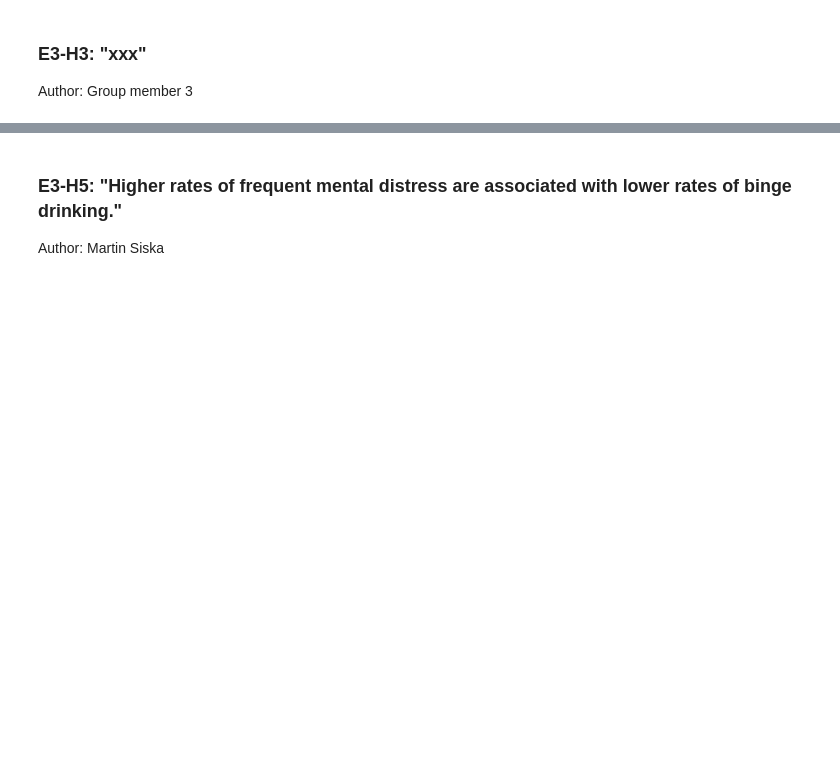
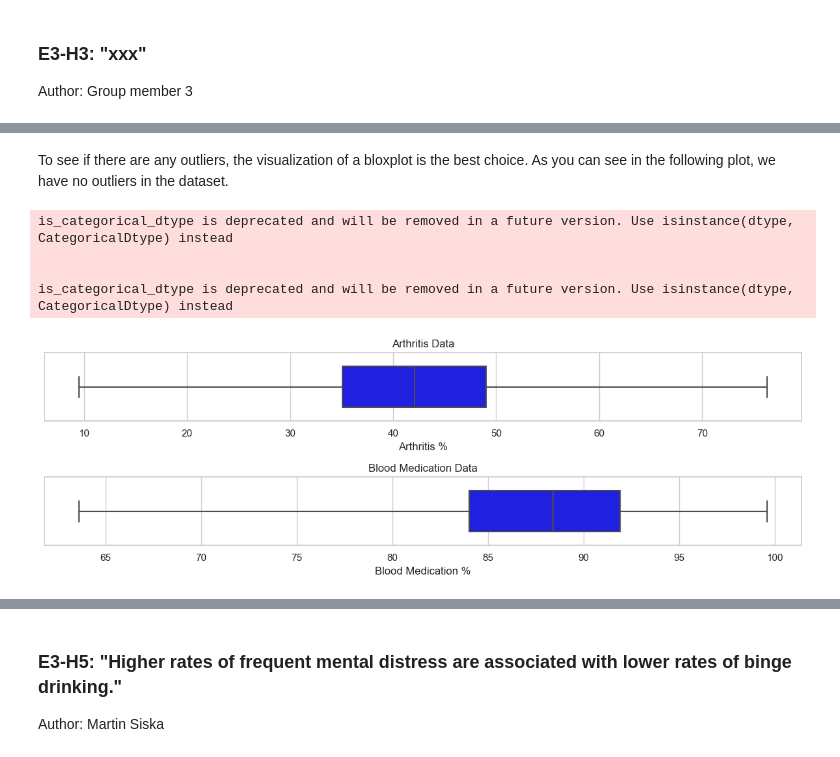
Before and after one commit to toporek3112/de_python_project, a Jupyter notebook: prj01.ipynb, the cells around one changed output, grey strips where cells are left out. Saved outputs shown, nothing was run; the diff lists cells and outputs as text; code cells hidden in the pictures; blank space fills up the shorter version.

```diff
--- a/prj01.ipynb
+++ b/prj01.ipynb
@@ -440,0 +498,29 @@ Author: Group member 4
+# %% [markdown]
+To see if there are any outliers, the visualization of a bloxplot is the best choice. As you can see in the following plot, we have no outliers in the dataset.
+# %%
+plt.figure(figsize=(12, 4))
+
+plt.subplot(2, 1, 1)
+sns.boxplot(
+    data=arthritis_data, x="Data_Value",
+    whis=[0, 100], width=.6, color="blue"
+)
+plt.title('Arthritis Data')
+plt.xlabel('Arthritis %')
+
+plt.subplot(2, 1, 2)
+sns.boxplot(
+    data=blood_medication_data, x="Data_Value",
+    whis=[0, 100], width=.6, color="blue"
+)
+plt.title('Blood Medication Data')
+plt.xlabel('Blood Medication %')
+
+plt.tight_layout()
+plt.show()
+# %% [output]
+is_categorical_dtype is deprecated and will be removed in a future version. Use isinstance(dtype, CategoricalDtype) instead
+
+
+is_categorical_dtype is deprecated and will be removed in a future version. Use isinstance(dtype, CategoricalDtype) instead
+[figure, added]
```
Also changed, not shown: parts of 24 cells of this notebook.
